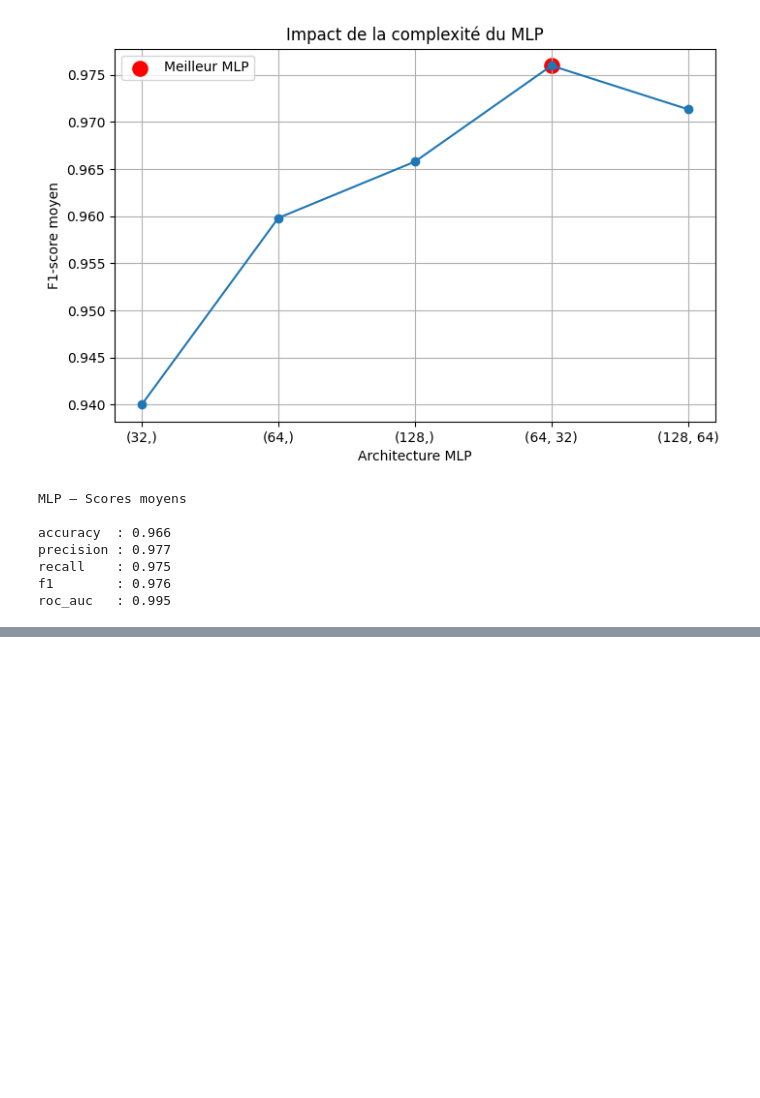
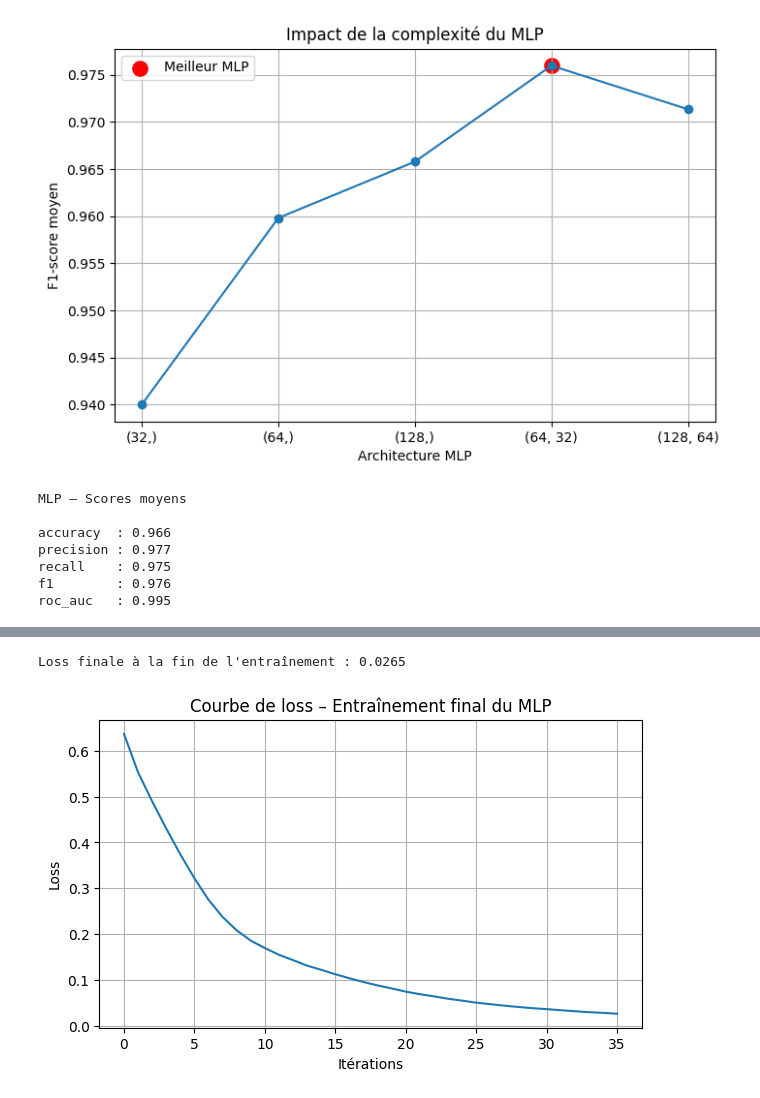
Before and after one commit to ChaimaHermi/Trendify, a Jupyter notebook: notebooks/train_and_evaluate/MLP.ipynb, the cells around one changed output, grey strips where cells are left out. Saved outputs shown, nothing was run; the diff lists cells and outputs as text; code cells hidden in the pictures; blank space fills up the shorter version.

```diff
--- a/notebooks/train_and_evaluate/MLP.ipynb
+++ b/notebooks/train_and_evaluate/MLP.ipynb
@@ -196,3 +196,18 @@ precision : 0.977
 recall    : 0.975
 f1        : 0.976
 roc_auc   : 0.995
+# %%
+# Entraînement final du meilleur MLP pour analyser la loss
+final_mlp_pipeline = Pipeline(steps=[
+    ("prep", preprocess),
+    ("mlp", MLPClassifier(
+        hidden_layer_sizes=best_layers,
+        activation="relu",
+        solver="adam",
+        max_iter=300,
+        random_state=42,
+        early_stopping=True
+    ))
+])
+
+final_mlp_pipeline.fit(X, y)
@@ -198,0 +232,21 @@ roc_auc   : 0.995
+# %%
+mlp_model = final_mlp_pipeline.named_steps["mlp"]
+
+loss_curve = mlp_model.loss_curve_
+final_loss = loss_curve[-1]
+
+print(f"Loss finale à la fin de l'entraînement : {final_loss:.4f}")
+# %% [output]
+Loss finale à la fin de l'entraînement : 0.0265
+# %%
+import matplotlib.pyplot as plt
+
+plt.figure(figsize=(7,4))
+plt.plot(loss_curve)
+plt.xlabel("Itérations")
+plt.ylabel("Loss")
+plt.title("Courbe de loss – Entraînement final du MLP")
+plt.grid(True)
+plt.show()
+# %% [output]
+[figure, added]
```
Also changed, not shown: parts of 1 cell of this notebook, 1 other file.
